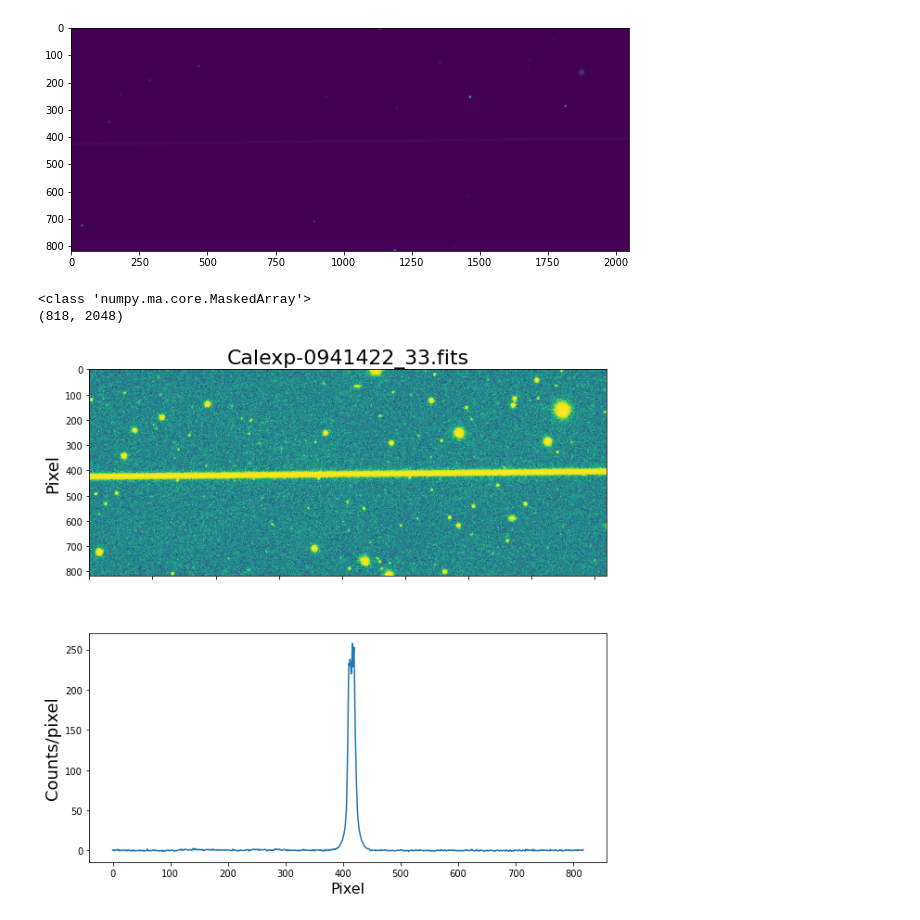
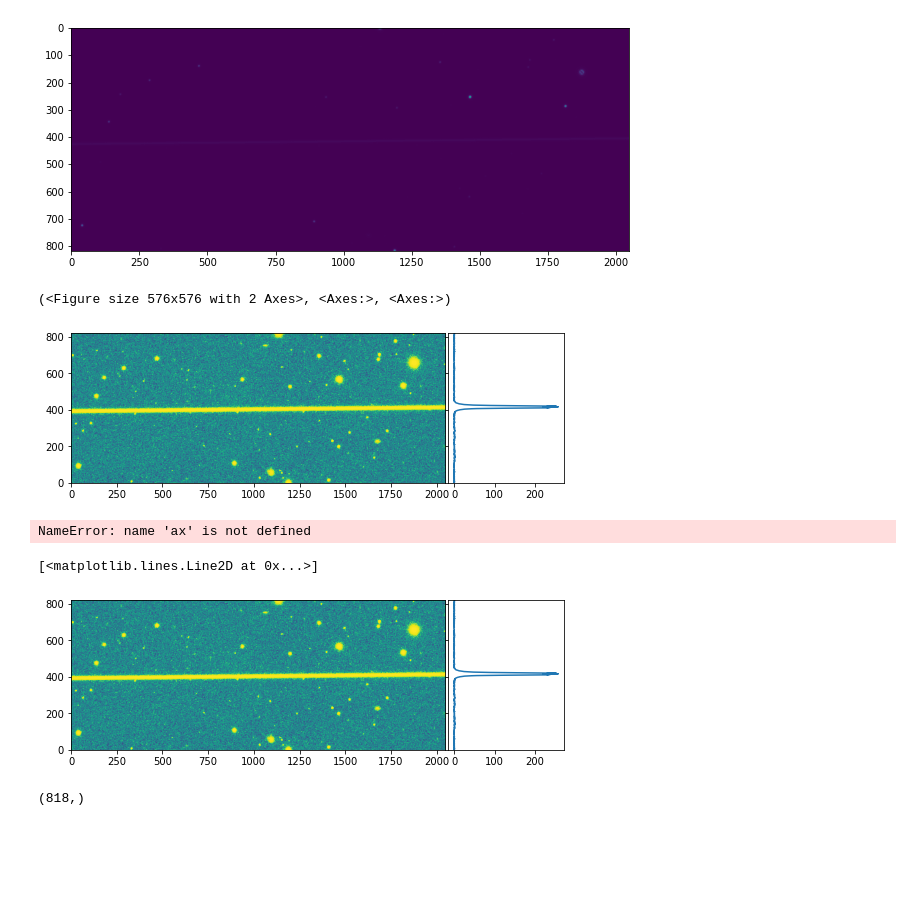
Before and after one commit to uwescience/satmetrics, a Jupyter notebook: using_pixelplot.ipynb, the cells around one changed output. Cells and saved outputs as stored; diff of their text form; code cells hidden in the pictures; blank space fills up the shorter version.

```diff
--- a/using_pixelplot.ipynb
+++ b/using_pixelplot.ipynb
@@ -166,8 +168,45 @@ detector.show(rot.rotated_image)
 [figure]
 # %%
 rotated_img = rot.rotated_image
-pixelplot(rotated_img, "Calexp-0941422_33.fits", detector)
+pixelplot(rotated_img, "Calexp-0941422_33.fits")
 # %% [output]
-<class 'numpy.ma.core.MaskedArray'>
-(818, 2048)
+(<Figure size 576x576 with 2 Axes>, <Axes:>, <Axes:>)
-[figure, old version]
+[figure, new version]
+# %%
+ax.get_position().xmax
+# %% [output]
+NameError: name 'ax' is not defined
+# %%
+left, width = 0.1, 0.65
+bottom, height = 0.1, 1
+spacing = 0.005
+
+rect_scatter = [left, bottom, width, height]
+#rect_histy = [left + width + spacing, bottom, 0.2, height/4]
+
+# start with a square Figure
+fig = plt.figure(figsize=(8, 8))
+
+ax = fig.add_axes(rect_scatter)
+
+stretch = aviz.HistEqStretch(rotated_img)
+norm = aviz.ImageNormalize(rotated_img, stretch=stretch, clip=True)
+histeq = norm(rotated_img)
+
+ax.imshow(histeq, extent = (0, w, 0, h))
+
+bbox = ax.get_position()
+rect_histy = [bbox.xmax + spacing, bbox.ymin, 0.2, bbox.ymax - bbox.ymin]
+ax_histy = fig.add_axes(rect_histy, sharey=ax)
+
+ax_histy.tick_params(axis="y", labelleft=False)
+
+h,w = rotated_img.shape
+ax_histy.plot(np.median(rotated_img, axis= 1), np.arange(0, h))
+# %% [output]
+[<matplotlib.lines.Line2D at 0x...>]
+[figure, added]
+# %%
+np.median(rotated_img, axis= 1).shape
+# %% [output]
+(818,)
```
Also changed, not shown: parts of 17 cells of this notebook, 3 other files.
